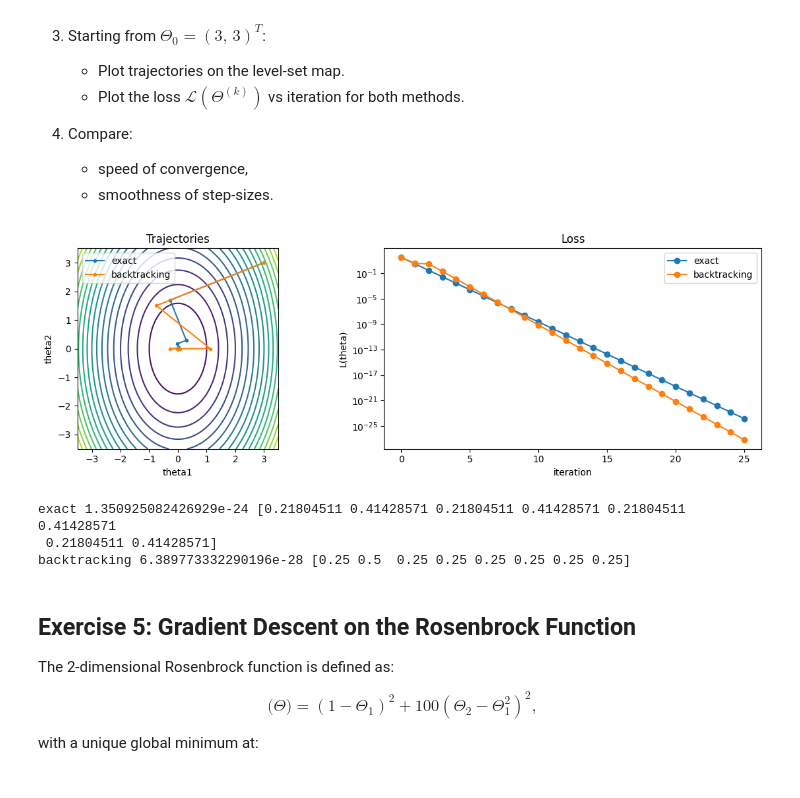
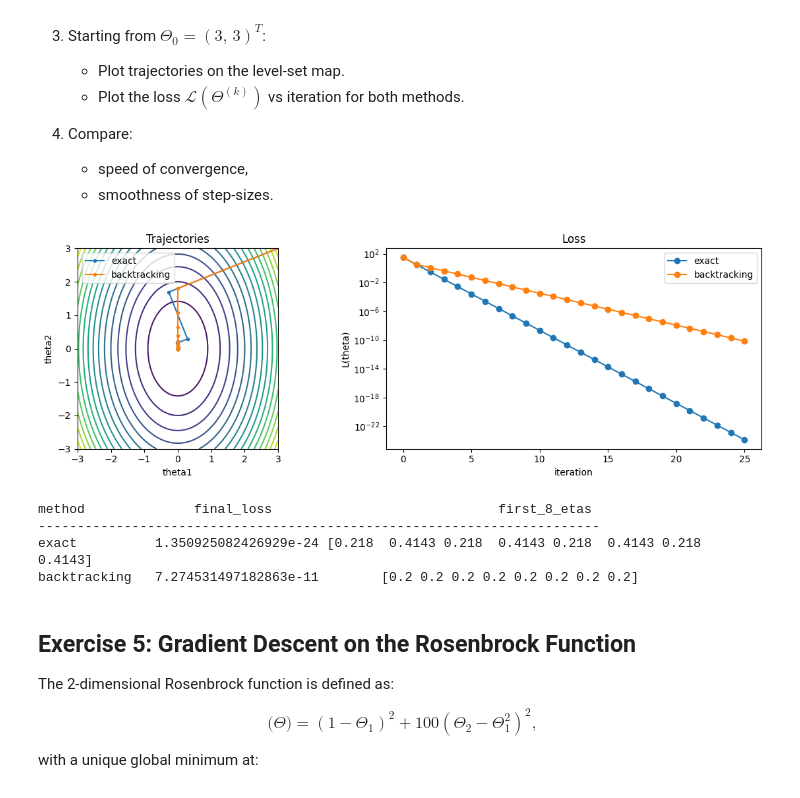
Before and after one commit to mohamadch91/Statistical-and-Mathematical-Methods-for-Machine-Learning-SMM-, a Jupyter notebook: hw1/HW1.ipynb, the cells around one changed output. Saved outputs shown, nothing was run; the diff lists cells and outputs as text; code cells hidden in the pictures.

```diff
--- a/hw1/HW1.ipynb
+++ b/hw1/HW1.ipynb
@@ -265,10 +288,20 @@ plt.show()
 
 print("theta0 trials", theta0_scores)
 print("selected theta0", theta0)
+print(f"{'eta':>10} {'theta_final':>30} {'loss_final':>15}")
+print("-" * 60)
+
 for eta in etas:
     epochs = 20 if eta == 0.1 else 60
     thetas, losses = gradient_descent_2d(L, grad_L, theta0, eta, epochs=epochs)
-    print(eta, thetas[-1], losses[-1])
+
+    theta_final = np.array2string(
+        np.asarray(thetas[-1]),
+        precision=6,
+        suppress_small=True,
+    )
+
+    print(f"{eta:10.4g} {theta_final:>30} {losses[-1]:15.6f}")
 # %% [output]
 [figure]
 theta0 trials {0: (81.25, 0.27668085226861766), 1: (81.25, 0.27668085226861766), 2: (81.25, 0.27668085226861766), 3: (4.25, 0.09960510681670236)}
@@ -316,12 +351,7 @@ def L(theta):
 def grad_L(theta):
     return A @ theta
 
-def backtracking(L, grad_L, theta, eta0=1.0, beta=0.5, c=1e-4):
-    eta = eta0
-    g = grad_L(theta)
-    while L(theta - eta*g) > L(theta) - c*eta*np.linalg.norm(g)**2:
-        eta = beta*eta
-    return eta
+
 
 def gd_exact(theta0, epochs=25):
     theta = theta0.astype(float).copy()
@@ -332,65 +362,53 @@ def gd_exact(theta0, epochs=25):
         g = grad_L(theta)
         eta = (g.T @ g)/(g.T @ A @ g)
         theta = theta - eta*g
         thetas.append(theta.copy())
         losses.append(L(theta))
         etas.append(eta)
     return np.array(thetas), np.array(losses), np.array(etas)
 
-def gd_backtracking(theta0, epochs=25):
-    theta = theta0.astype(float).copy()
-    thetas = [theta.copy()]
-    losses = [L(theta)]
-    etas = []
-    for k in range(epochs):
-        g = grad_L(theta)
-        eta = backtracking(L, grad_L, theta)
-        theta = theta - eta*g
-        thetas.append(theta.copy())
-        losses.append(L(theta))
-        etas.append(eta)
-    return np.array(thetas), np.array(losses), np.array(etas)
-
-def quad_levelsets(A, xlim=(-3.5, 3.5), ylim=(-3.5, 3.5), ax=None):
-    if ax is None:
-        ax = plt.gca()
-    xs = np.linspace(xlim[0], xlim[1], 400)
-    ys = np.linspace(ylim[0], ylim[1], 400)
-    X, Y = np.meshgrid(xs, ys)
-    Z = 0.5*(A[0,0]*X**2 + A[1,1]*Y**2)
-    ax.contour(X, Y, Z, levels=18)
-    ax.set_aspect("equal")
-    ax.set_xlim(xlim)
-    ax.set_ylim(ylim)
 
 theta0 = np.array([3, 3], dtype=float)
 exact_t, exact_l, exact_e = gd_exact(theta0)
-bt_t, bt_l, bt_e = gd_backtracking(theta0)
+bt_t, bt_l, bt_e = gd_backtracking(L, grad_L, theta0, tol=1e-8, epochs=25)
 
 fig, axes = plt.subplots(1, 2, figsize=(12, 4))
 quad_levelsets(A, ax=axes[0])
 axes[0].plot(exact_t[:,0], exact_t[:,1], "o-", label="exact", markersize=3)
 axes[0].plot(bt_t[:,0], bt_t[:,1], "o-", label="backtracking", markersize=3)
 axes[0].legend()
 axes[0].set_xlabel("theta1")
 axes[0].set_ylabel("theta2")
 axes[0].set_title("Trajectories")
 axes[1].semilogy(exact_l, "o-", label="exact")
 axes[1].semilogy(bt_l, "o-", label="backtracking")
 axes[1].set_xlabel("iteration")
 axes[1].set_ylabel("L(theta)")
 axes[1].set_title("Loss")
 axes[1].legend()
 plt.tight_layout()
 plt.show()
 
-print("exact", exact_l[-1], exact_e[:8])
-print("backtracking", bt_l[-1], bt_e[:8])
+print(f"{'method':<14} {'final_loss':>15} {'first_8_etas':>40}")
+print("-" * 72)
+
+for method, losses, etas in [
+    ("exact", exact_l, exact_e),
+    ("backtracking", bt_l, bt_e),
+]:
+    first_8_etas = np.array2string(
+        np.asarray(etas[:8]),
+        precision=4,
+        suppress_small=True,
+    )
+
+    print(f"{method:<14} {losses[-1]} {first_8_etas:>40}")
 # %% [output]
-[figure, old version]
+[figure, new version]
-exact 1.350925082426929e-24 [0.21804511 0.41428571 0.21804511 0.41428571 0.21804511 0.41428571
- 0.21804511 0.41428571]
-backtracking 6.389773332290196e-28 [0.25 0.5  0.25 0.25 0.25 0.25 0.25 0.25]
+method              final_loss                             first_8_etas
+------------------------------------------------------------------------
+exact          1.350925082426929e-24 [0.218  0.4143 0.218  0.4143 0.218  0.4143 0.218  0.4143]
+backtracking   7.274531497182863e-11        [0.2 0.2 0.2 0.2 0.2 0.2 0.2 0.2]
 # %% [markdown]
 ## Exercise 5: Gradient Descent on the Rosenbrock Function
 
```
Also changed, not shown: parts of 4 cells of this notebook, 2 other files.
